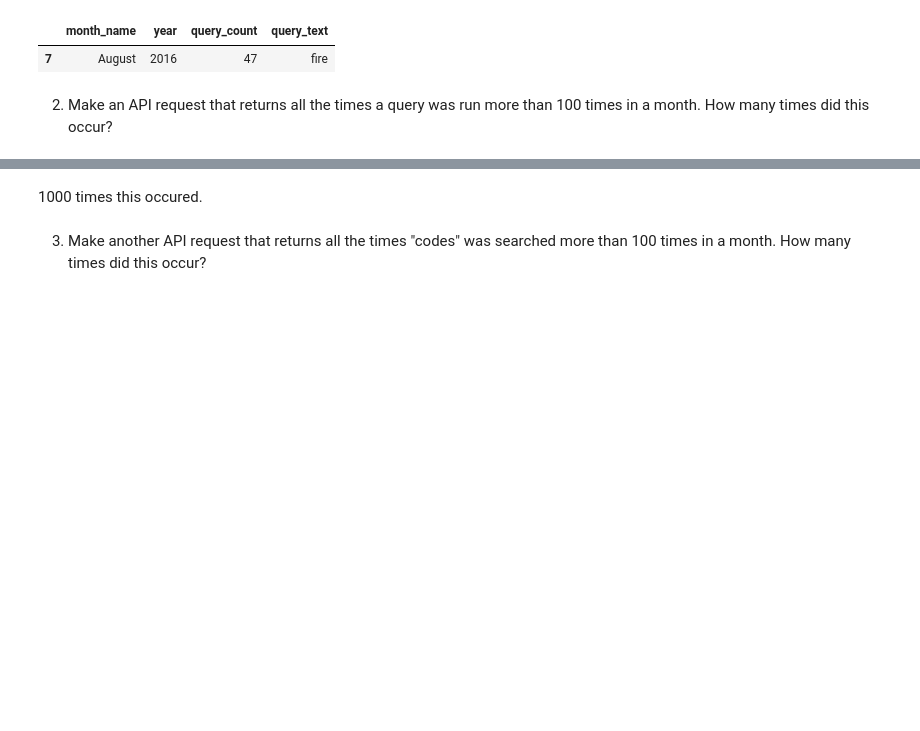
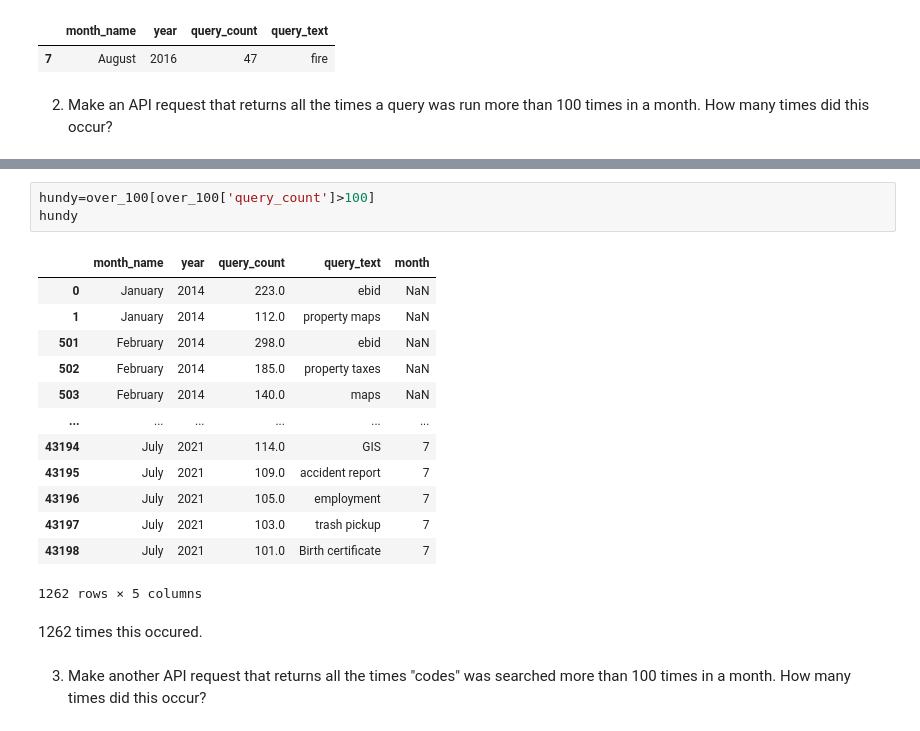
Before and after one commit to NSS-Data-Analytics-Cohort-10/api-Daniel-Hoover, a Jupyter notebook: notebooks/api_stuff.ipynb, the cells around one changed output, grey strips where cells are left out. Drawn from its saved outputs; the diff is of its cells as text; blank space fills up the shorter version.

```diff
--- a/notebooks/api_stuff.ipynb
+++ b/notebooks/api_stuff.ipynb
@@ -100,5 +118,22 @@ over_100
+# %%
+hundy=over_100[over_100['query_count']>100]
+hundy
+# %% [output]
+|  | month_name | year | query_count | query_text | month |
+| 0 | January | 2014 | 223.0 | ebid | NaN |
+| 1 | January | 2014 | 112.0 | property maps | NaN |
+| 501 | February | 2014 | 298.0 | ebid | NaN |
+| 502 | February | 2014 | 185.0 | property taxes | NaN |
+| 503 | February | 2014 | 140.0 | maps | NaN |
+| ... | ... | ... | ... | ... | ... |
+| 43194 | July | 2021 | 114.0 | GIS | 7 |
+| 43195 | July | 2021 | 109.0 | accident report | 7 |
+| 43196 | July | 2021 | 105.0 | employment | 7 |
+| 43197 | July | 2021 | 103.0 | trash pickup | 7 |
+| 43198 | July | 2021 | 101.0 | Birth certificate | 7 |
+1262 rows × 5 columns
 # %% [markdown]
-1000 times this occured.
+1262 times this occured.
 # %% [markdown]
 3. Make another API request that returns all the times "codes" was searched more than 100 times in a month. How many times did this occur?
 # %%
```
Also changed, not shown: parts of 11 cells of this notebook.
